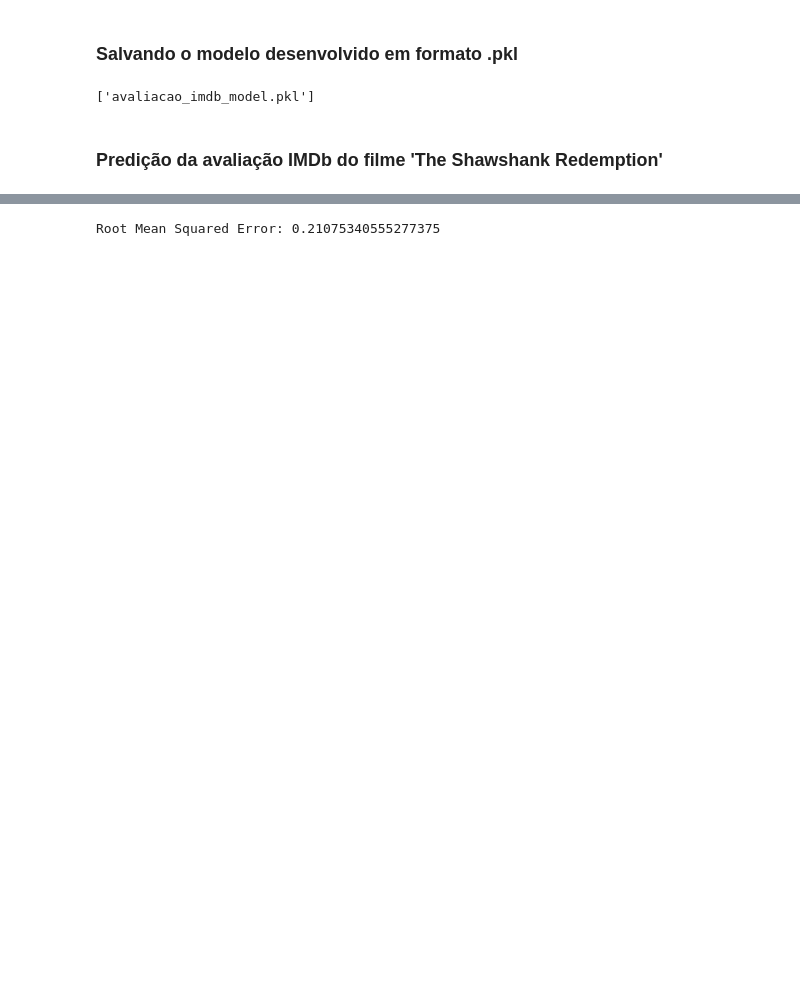
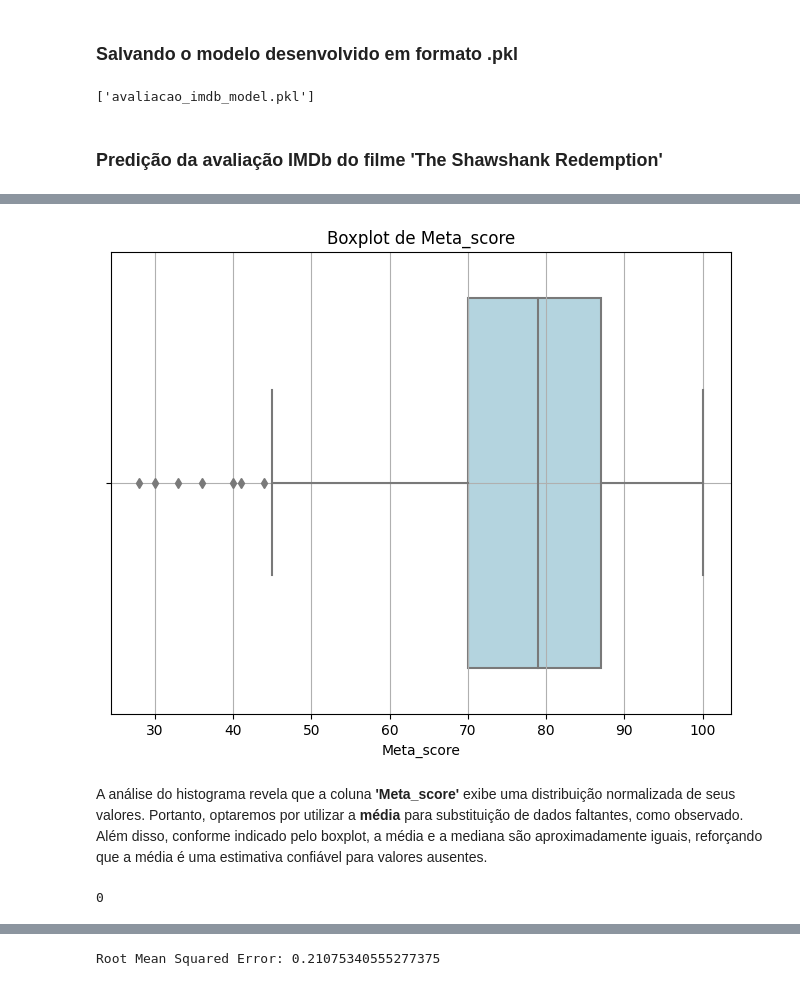
Before and after one commit to Ruann-01/LH_CD_RUANN_CAMPOS_DE_CASTRO_FARRAPO, a Jupyter notebook: Notebook_Modelagem.ipynb, the cells around one changed output, grey strips where cells are left out. Saved outputs shown, nothing was run; the diff lists cells and outputs as text; code cells hidden in the pictures; blank space fills up the shorter version.

```diff
--- a/Notebook_Modelagem.ipynb
+++ b/Notebook_Modelagem.ipynb
@@ -195,0 +278,23 @@ Nota IMDb prevista: 9.21
+# %%
+# Plotar o boxplot de Meta_score
+plt.figure(figsize=(8, 6))
+sns.boxplot(x=df['Meta_score'], color='lightblue')
+plt.title('Boxplot de Meta_score')
+plt.xlabel('Meta_score')
+plt.grid(True)
+plt.show()
+# %% [output]
+[figure, added]
+# %% [markdown]
+A análise do histograma revela que a coluna **'Meta_score'** exibe uma distribuição normalizada de seus valores. Portanto, optaremos por utilizar a **média** para substituição de dados faltantes, como observado. Além disso, conforme indicado pelo boxplot, a média e a mediana são aproximadamente iguais, reforçando que a média é uma estimativa confiável para valores ausentes.
+# %%
+# Calcular a média da coluna Meta_score
+mean_meta = df['Meta_score'].mean()
+
+# Imputar valores nulos com a média
+df['Meta_score'].fillna(mean_meta, inplace=True)
+
+# Verificar se os valores nulos foram preenchidos
+print(df['Meta_score'].isnull().sum())
+# %% [output]
+0
```
Also changed, not shown: parts of 28 cells of this notebook, 1 other file.
